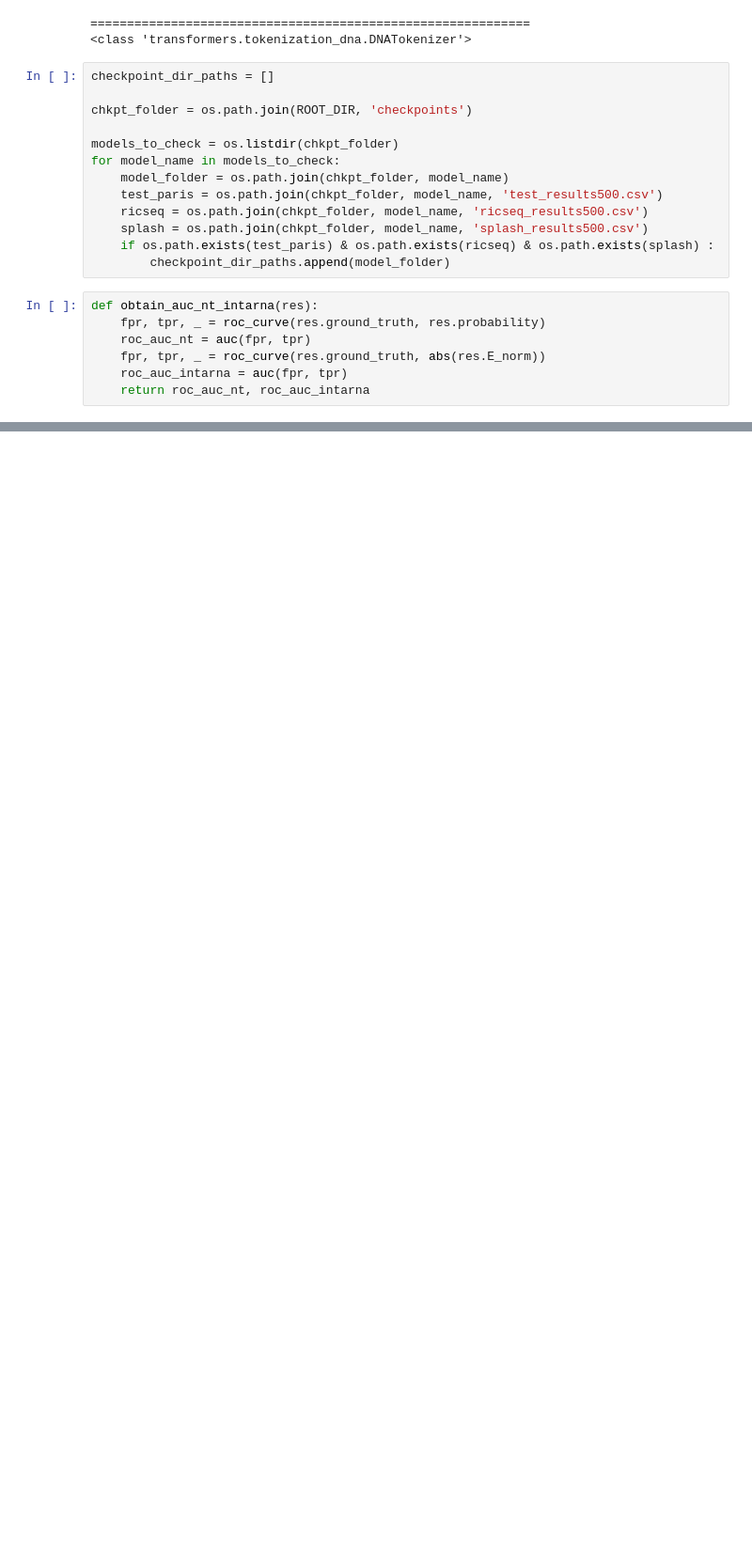
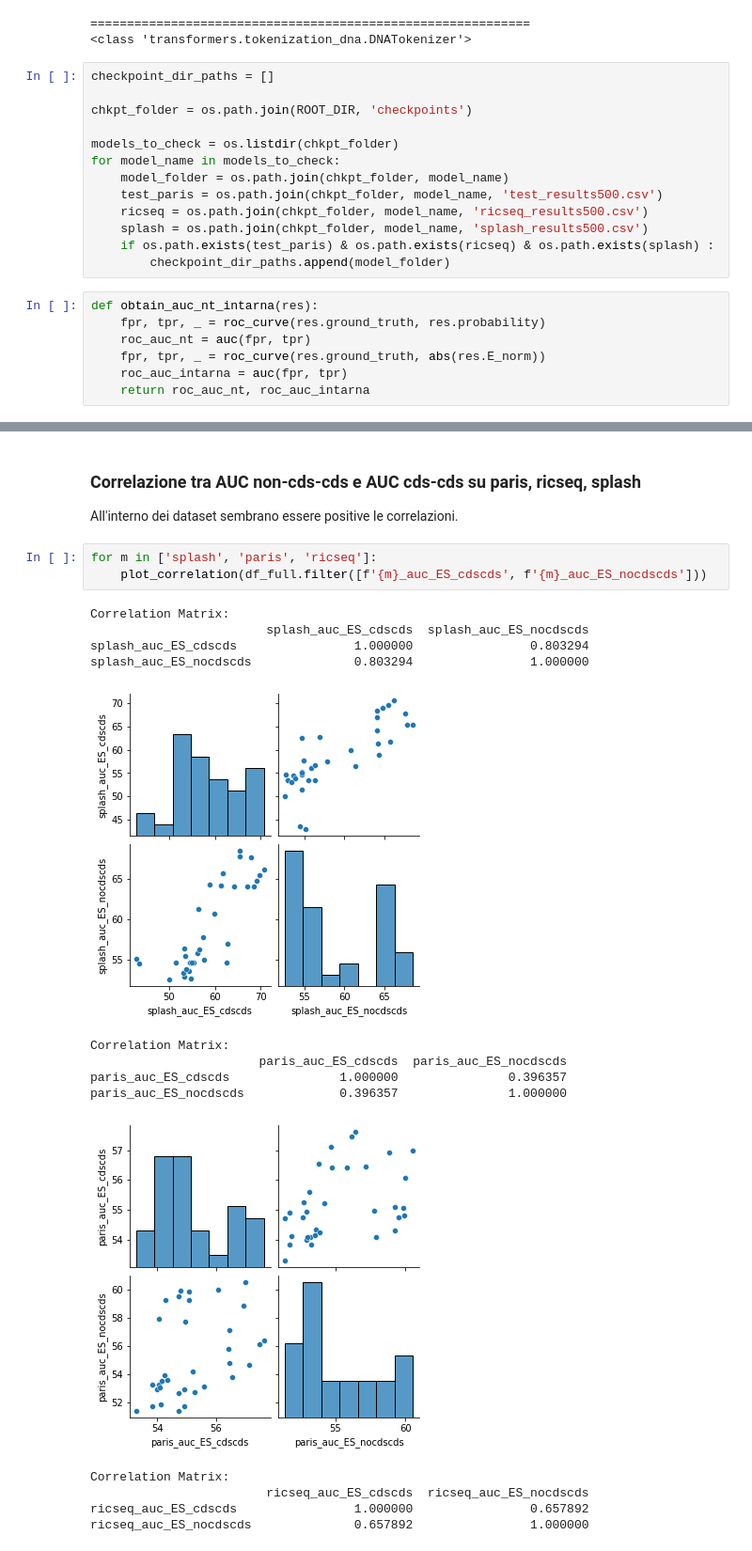
Before and after one commit to giorgiobini/RIME, a Jupyter notebook: src/Compare_models.ipynb, the cells around one changed output, grey strips where cells are left out. Shown at 94% size. Saved outputs shown, nothing was run; the diff lists cells and outputs as text; blank space fills up the shorter version.

```diff
--- a/src/Compare_models.ipynb
+++ b/src/Compare_models.ipynb
@@ -535,0 +523,22 @@ subset = df.filter(important, axis = 1)
+# %% [markdown]
+### Correlazione tra AUC non-cds-cds e AUC cds-cds su paris, ricseq, splash
+
+All'interno dei dataset sembrano essere positive le correlazioni.
+# %%
+for m in ['splash', 'paris', 'ricseq']:
+    plot_correlation(df_full.filter([f'{m}_auc_ES_cdscds', f'{m}_auc_ES_nocdscds']))
+# %% [output]
+Correlation Matrix:
+                        splash_auc_ES_cdscds  splash_auc_ES_nocdscds
+splash_auc_ES_cdscds                1.000000                0.803294
+splash_auc_ES_nocdscds              0.803294                1.000000
+[figure, added]
+Correlation Matrix:
+                       paris_auc_ES_cdscds  paris_auc_ES_nocdscds
+paris_auc_ES_cdscds               1.000000               0.396357
+paris_auc_ES_nocdscds             0.396357               1.000000
+[figure, added]
+Correlation Matrix:
+                        ricseq_auc_ES_cdscds  ricseq_auc_ES_nocdscds
+ricseq_auc_ES_cdscds                1.000000                0.657892
+ricseq_auc_ES_nocdscds              0.657892                1.000000
```
Also changed, not shown: parts of 61 cells of this notebook, 10 other files.
